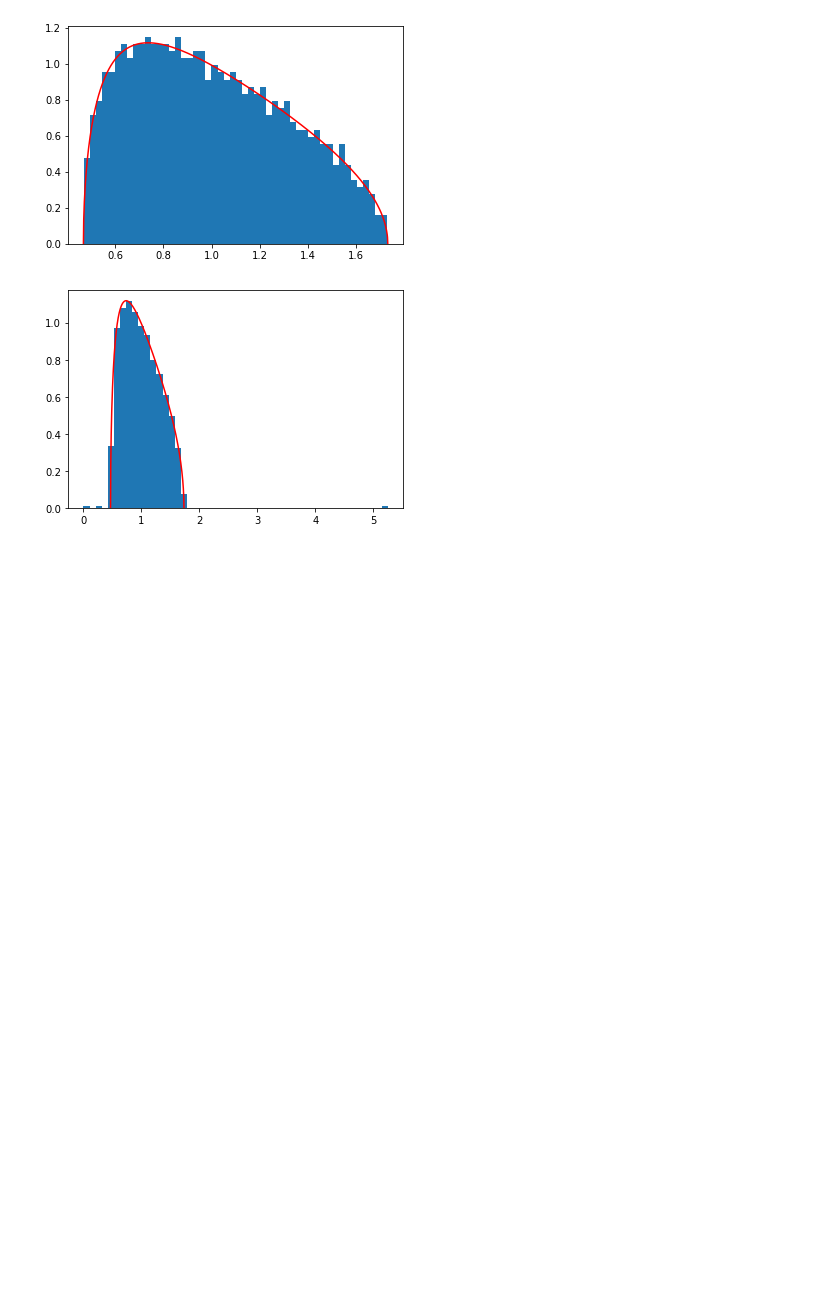
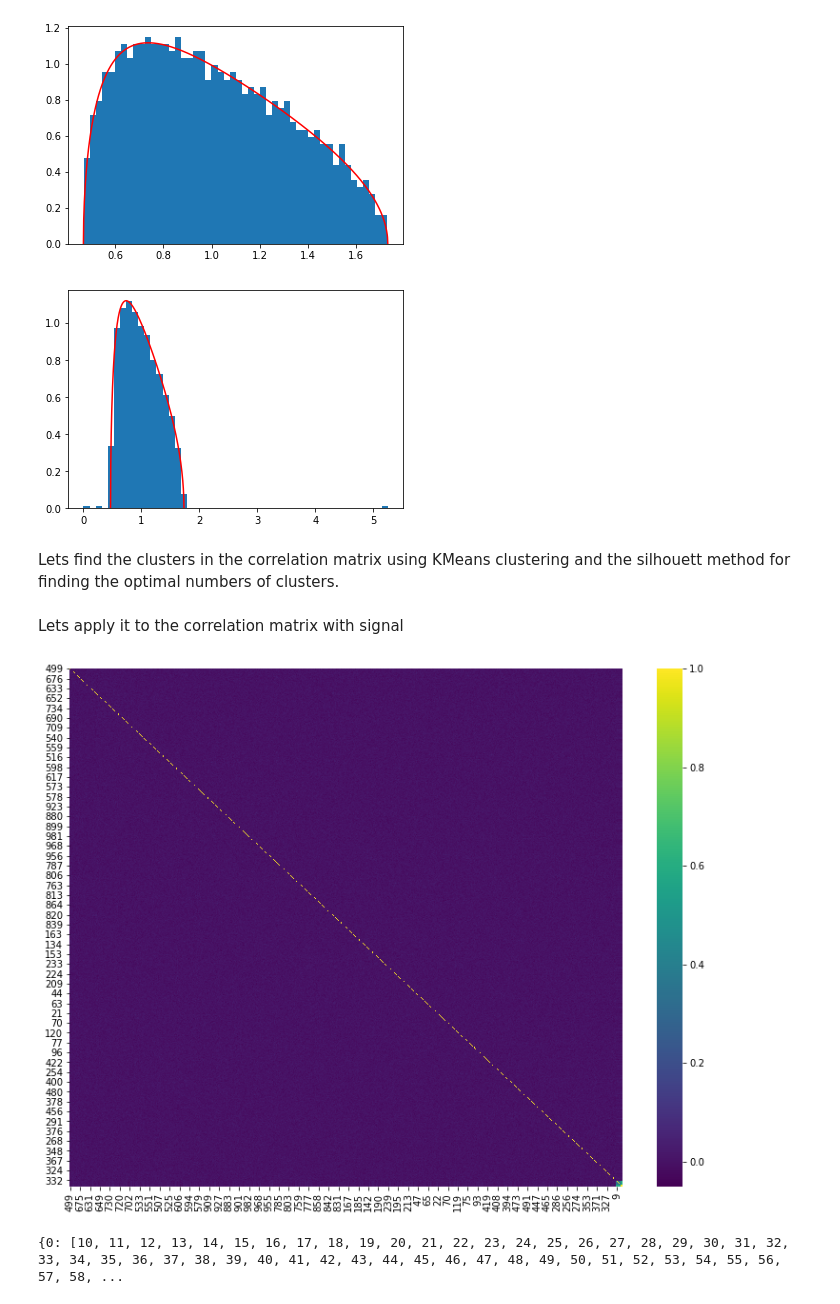
Before and after one commit to emoen/demo_Marchenko_Pastur_Analysis, a Jupyter notebook: demo_MarcenkoPastur_on_time_series.ipynb, the cells around one changed output. Drawn from its saved outputs; the diff is of its cells as text; code cells hidden in the pictures; blank space fills up the shorter version.

Commit message:
add signal to random matrix and find that signal again in a cluster

```diff
--- a/demo_MarcenkoPastur_on_time_series.ipynb
+++ b/demo_MarcenkoPastur_on_time_series.ipynb
@@ -120,3 +120,44 @@ plt.plot(pdf0.keys(), pdf0, color='r', label="Marcenko-Pastur pdf")
 plt.show()
 # %% [output]
 [figure]
+# %% [markdown]
+Lets find the clusters in the correlation matrix using KMeans clustering and the silhouett method for finding the optimal numbers of clusters.
+# %%
+from sklearn.cluster import KMeans
+from sklearn.metrics import silhouette_samples
+import seaborn as sns
+
+#Use a silhouett method to find optimal number of clusters for KMeans clustering
+def clusterKMeansBase(corr0, maxNumClusters=10, n_init=10):
+    x, silh = ((1-corr0.fillna(0))/2.)**.5, pd.Series(dtype='float64') #observations matrix
+    x, silh = ((1-corr0)/2.)**.5, pd.Series(dtype='float64') #observations matrix
+    maxNumClusters = min(maxNumClusters, x.shape[0]-1)
+    for init in range(n_init):
+        for i in range(2, maxNumClusters+1):
+            #print(i)
+            kmeans_ = KMeans(n_clusters=i, n_init=1) #n_jobs=None, n_init=1) #n_jobs=None - use all CPUs
+            kmeans_ = kmeans_.fit(x)
+            silh_ = silhouette_samples(x, kmeans_.labels_)
+            stat = (silh_.mean()/silh_.std(), silh.mean()/silh.std())
+            if np.isnan(stat[1]) or stat[0] > stat[1]:
+                silh, kmeans = silh_, kmeans_
+
+    newIdx = np.argsort(kmeans.labels_)
+    corr1 = corr0.iloc[newIdx] #reorder rows
+
+    corr1 = corr1.iloc[:, newIdx] #reorder columns
+    clstrs = {i:corr0.columns[np.where(kmeans.labels_==i)[0]].tolist() for i in np.unique(kmeans.labels_)} #cluster members
+    silh = pd.Series(silh, index=x.index)
+
+    return corr1, clstrs, silh
+# %% [markdown]
+Lets apply it to the correlation matrix with signal
+# %%
+corr0, clstrs, silh = clusterKMeansBase(pd.DataFrame(cor), maxNumClusters=10, n_init=10)
+fig, ax = plt.subplots(figsize=(13,10))
+sns.heatmap(corr0, cmap='viridis')
+plt.show()
+print(clstrs)
+# %% [output]
+[figure, added]
+{0: [10, 11, 12, 13, 14, 15, 16, 17, 18, 19, 20, 21, 22, 23, 24, 25, 26, 27, 28, 29, 30, 31, 32, 33, 34, 35, 36, 37, 38, 39, 40, 41, 42, 43, 44, 45, 46, 47, 48, 49, 50, 51, 52, 53, 54, 55, 56, 57, 58, ...
```
